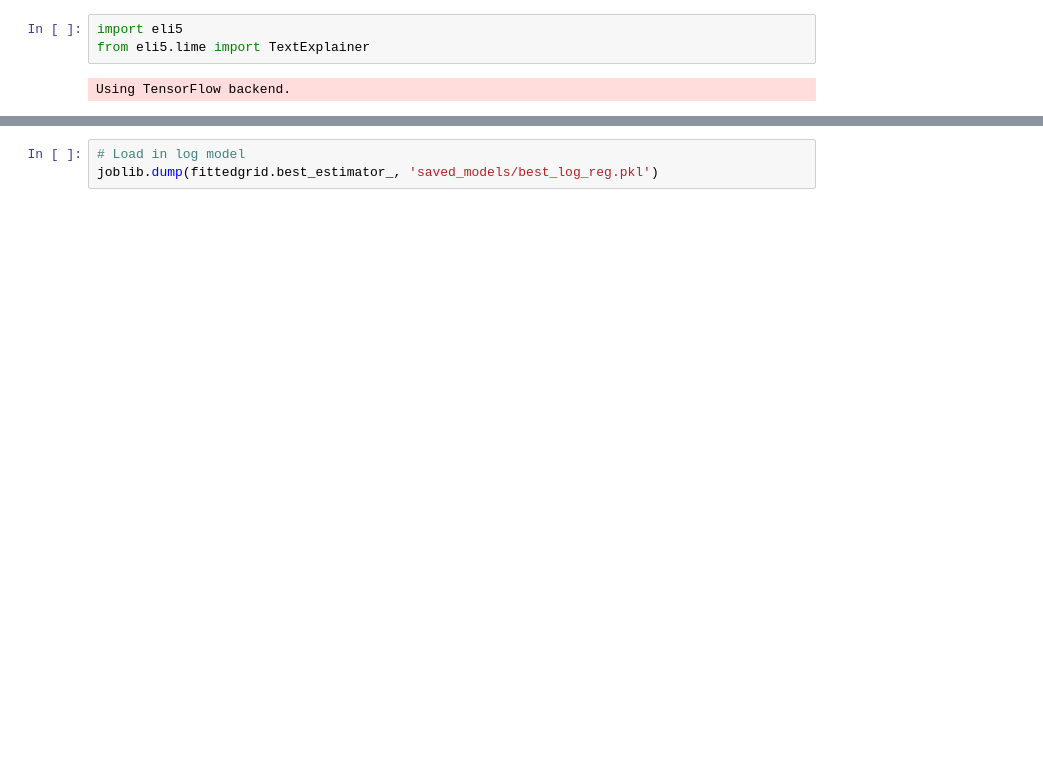
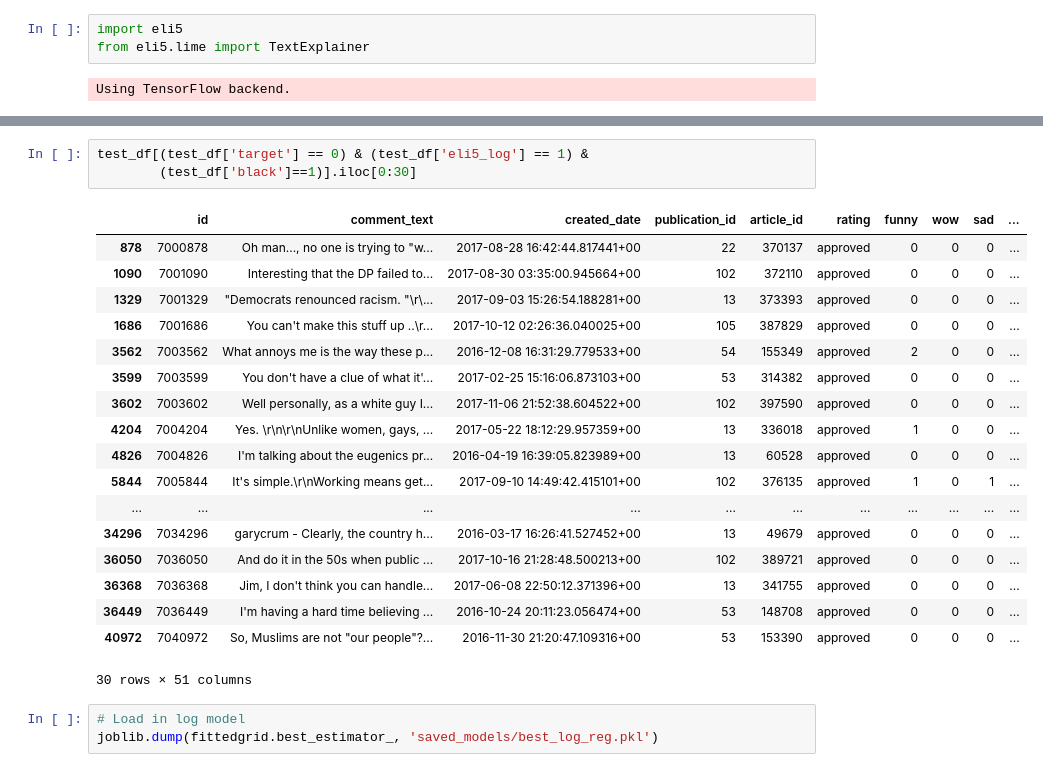
Before and after one commit to GovindSuresh/reducing-bias-in-toxicity-classification, a Jupyter notebook: ML_models.ipynb, the cells around one changed output, grey strips where cells are left out. Drawn from its saved outputs; the diff is of its cells as text; blank space fills up the shorter version.

```diff
--- a/ML_models.ipynb
+++ b/ML_models.ipynb
@@ -692,3 +814,25 @@ Using TensorFlow backend.
+# %%
+test_df[(test_df['target'] == 0) & (test_df['eli5_log'] == 1) &
+        (test_df['black']==1)].iloc[0:30]
+# %% [output]
+|  | id | comment_text | created_date | publication_id | article_id | rating | funny | wow | sad | ... |
+| 878 | 7000878 | Oh man..., no one is trying to "w... | 2017-08-28 16:42:44.817441+00 | 22 | 370137 | approved | 0 | 0 | 0 | ... |
+| 1090 | 7001090 | Interesting that the DP failed to... | 2017-08-30 03:35:00.945664+00 | 102 | 372110 | approved | 0 | 0 | 0 | ... |
+| 1329 | 7001329 | "Democrats renounced racism. "\r\... | 2017-09-03 15:26:54.188281+00 | 13 | 373393 | approved | 0 | 0 | 0 | ... |
+| 1686 | 7001686 | You can't make this stuff up ..\r... | 2017-10-12 02:26:36.040025+00 | 105 | 387829 | approved | 0 | 0 | 0 | ... |
+| 3562 | 7003562 | What annoys me is the way these p... | 2016-12-08 16:31:29.779533+00 | 54 | 155349 | approved | 2 | 0 | 0 | ... |
+| 3599 | 7003599 | You don't have a clue of what it'... | 2017-02-25 15:16:06.873103+00 | 53 | 314382 | approved | 0 | 0 | 0 | ... |
+| 3602 | 7003602 | Well personally, as a white guy I... | 2017-11-06 21:52:38.604522+00 | 102 | 397590 | approved | 0 | 0 | 0 | ... |
+| 4204 | 7004204 | Yes. \r\n\r\nUnlike women, gays, ... | 2017-05-22 18:12:29.957359+00 | 13 | 336018 | approved | 1 | 0 | 0 | ... |
+| 4826 | 7004826 | I'm talking about the eugenics pr... | 2016-04-19 16:39:05.823989+00 | 13 | 60528 | approved | 0 | 0 | 0 | ... |
+| 5844 | 7005844 | It's simple.\r\nWorking means get... | 2017-09-10 14:49:42.415101+00 | 102 | 376135 | approved | 1 | 0 | 1 | ... |
+| ... | ... | ... | ... | ... | ... | ... | ... | ... | ... | ... |
+| 34296 | 7034296 | garycrum - Clearly, the country h... | 2016-03-17 16:26:41.527452+00 | 13 | 49679 | approved | 0 | 0 | 0 | ... |
+| 36050 | 7036050 | And do it in the 50s when public ... | 2017-10-16 21:28:48.500213+00 | 102 | 389721 | approved | 0 | 0 | 0 | ... |
+| 36368 | 7036368 | Jim, I don't think you can handle... | 2017-06-08 22:50:12.371396+00 | 13 | 341755 | approved | 0 | 0 | 0 | ... |
+| 36449 | 7036449 | I'm having a hard time believing ... | 2016-10-24 20:11:23.056474+00 | 53 | 148708 | approved | 0 | 0 | 0 | ... |
+| 40972 | 7040972 | So, Muslims are not "our people"?... | 2016-11-30 21:20:47.109316+00 | 53 | 153390 | approved | 0 | 0 | 0 | ... |
+30 rows × 51 columns
 # %%
 # Load in log model
 joblib.dump(fittedgrid.best_estimator_, 'saved_models/best_log_reg.pkl')
```
Also changed, not shown: parts of 37 cells of this notebook, 7 other files.
